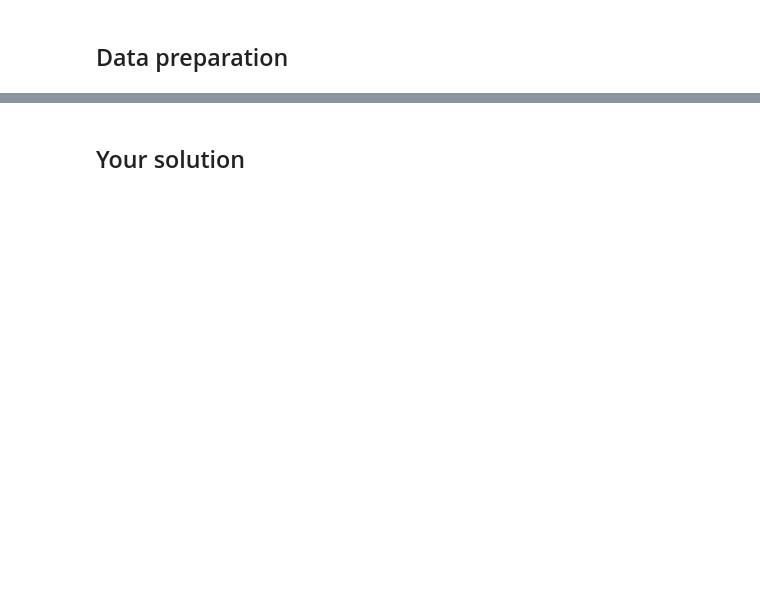
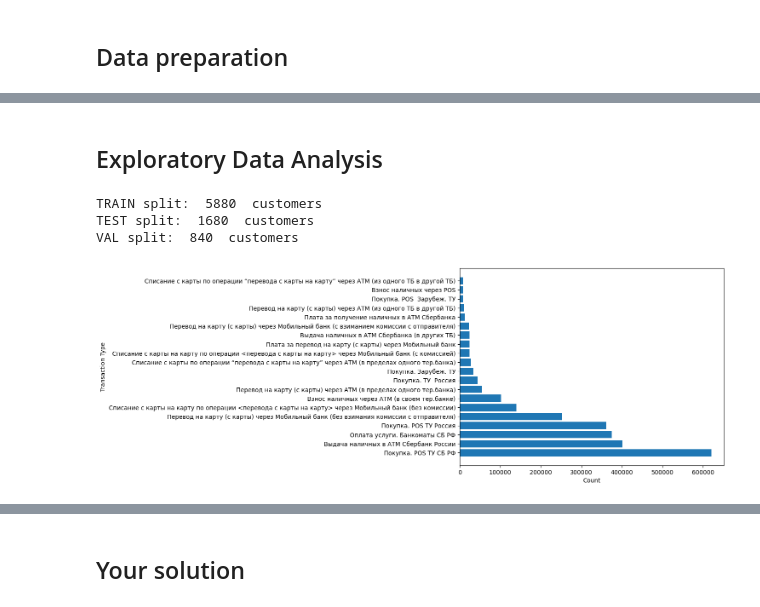
Before and after one commit to LogicZMaksimka/ml-course-gender-prediction, a Jupyter notebook: gender_prediction.ipynb, the cells around one changed output, grey strips where cells are left out. Cells and saved outputs as stored; diff of their text form; code cells hidden in the pictures; blank space fills up the shorter version.

```diff
--- a/gender_prediction.ipynb
+++ b/gender_prediction.ipynb
@@ -19,4 +84,0 @@ Prepare data
-# %%
-import pandas as pd
-
-df = pd.read_csv("data/all.csv")
@@ -51,0 +85,16 @@ X_train.shape, y_train.shape, X_val.shape, y_val.shape, X_test.shape, y_test.sha
+# %%
+def load_dataset(splits=["train", "val", "test"], path="data/"):
+    dataset = {}
+    for split in splits:
+        df = pd.read_csv(f"{path}{split}.csv")
+        df["term_id"] = df["term_id"].fillna(-1)
+        df['gender_desc'] = df.gender.map({0: "женщина", 1: "мужчина"})
+        df['tr_datetime'] = pd.to_datetime(df['tr_datetime'], errors='coerce')
+        df.sort_values(['customer_id', 'tr_datetime'], inplace=True)
+        dataset[split] = df
+    return dataset
+
+dataset = load_dataset()
+
+train_df = dataset["train"]
+train_df.head(2)
@@ -51,0 +105,25 @@ X_train.shape, y_train.shape, X_val.shape, y_val.shape, X_test.shape, y_test.sha
+# %% [markdown]
+## Exploratory Data Analysis
+# %%
+for split in ["train", "test", "val"]:
+    print(f"{split.upper()} split: ", dataset[split]["customer_id"].nunique(), " customers")
+# %% [output]
+TRAIN split:  5880  customers
+TEST split:  1680  customers
+VAL split:  840  customers
+# %%
+def plot_top_counts(series, top_n=20, xlabel="Count", ylabel=""):
+    counts = series.value_counts()
+    top_items = counts.nlargest(top_n)
+    plt.figure(figsize=(8,6))
+    plt.barh(top_items.index, top_items.values)
+    plt.xlabel(xlabel)
+    plt.ylabel(ylabel)
+    plt.show()
+
+plot_top_counts(
+    train_df.tr_type_desc.apply(str),
+    ylabel="Transaction Type"
+)
+# %% [output]
+[figure, added]
```
Also changed, not shown: parts of 22 cells of this notebook, 3 other files.
